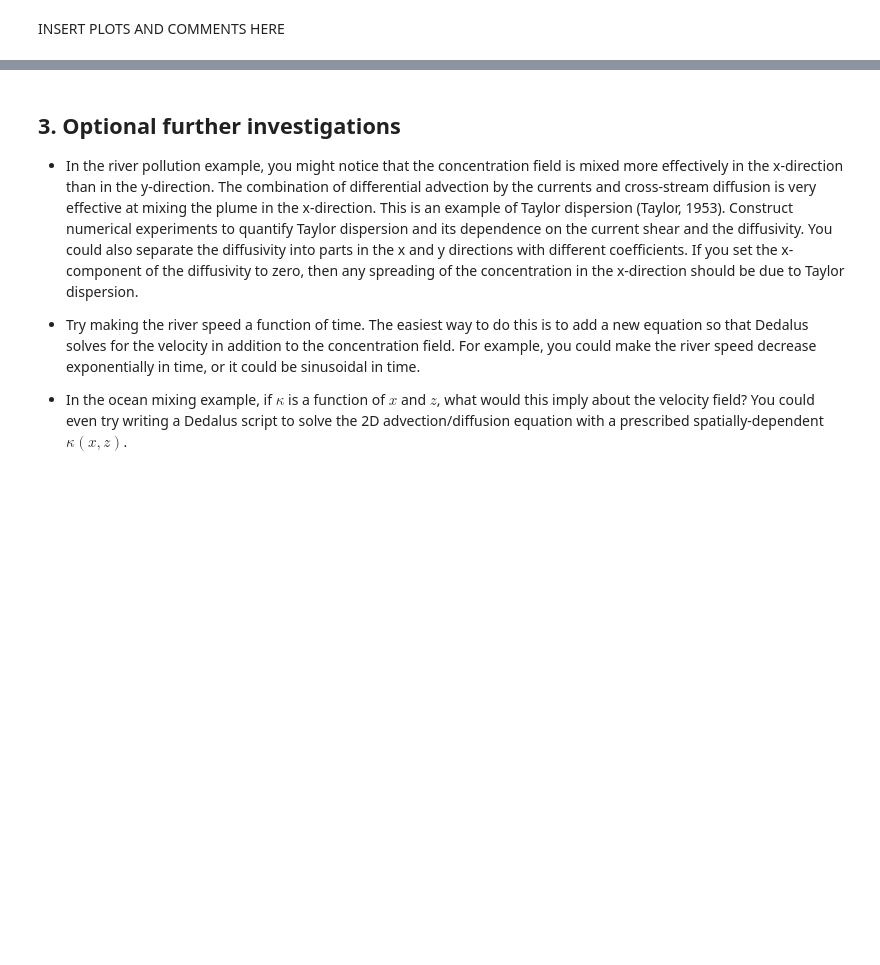
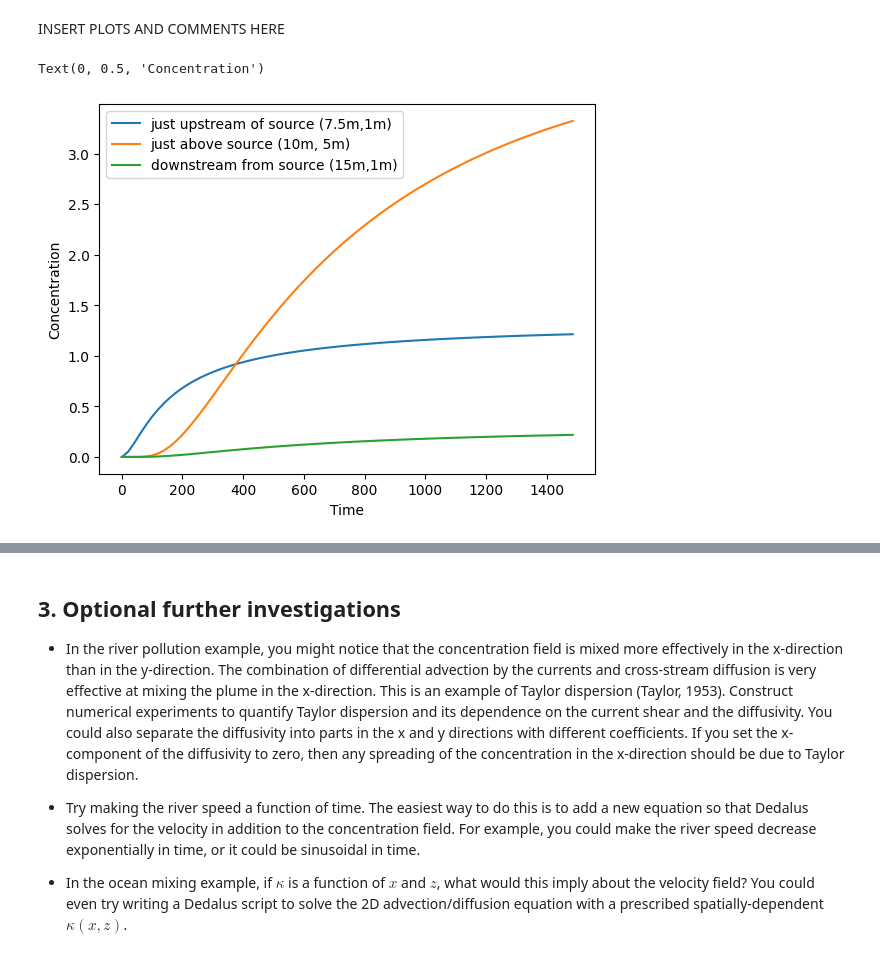
Before and after one commit to ananyaaa-j/QCES, a Jupyter notebook: Project2_transport.ipynb, the cells around one changed output, grey strips where cells are left out. Saved outputs shown, nothing was run; the diff lists cells and outputs as text; code cells hidden in the pictures; blank space fills up the shorter version.

```diff
--- a/Project2_transport.ipynb
+++ b/Project2_transport.ipynb
@@ -349,3 +465,31 @@ HTML(anim.to_html5_video())
 In the boxes below, plot the pollution concentration at a few points as a function of time. Then vary the maximum flow speed and the diffusivity and explore how the pollution levels depend on these parameters. Using dimensional analysis, estimate the time needed for the pollution to reach the opposite side of the river. How far downstream of the source do you expect this to happen (assuming that the domain in the x-direction is infinite).
 # %% [markdown]
 INSERT PLOTS AND COMMENTS HERE
+# %%
+# c_save.shape # = (78, 256, 32)
+# Nx = 256 # number of gridoints in x and the sacle is from 0 to L=50
+# Ny = 32 # number of gridpoints in y and the scale is from 0 to w=10
+
+# source centre: (0,10)
+
+# points: (7.5, 1) downstream and just above source
+#         (10, 5) just above source
+#         (15, 1) upstream and just above source
+
+x_points = [7.5, 10, 15]
+y_points = [1, 5, 1]
+
+labels = ["just upstream of source (7.5m,1m)", "just above source (10m, 5m)", "downstream from source (15m,1m)"]
+
+
+
+for i in range(0,len(x_points)):
+  xidx = round(x_points[i] / (50/256))
+  yidx = round(y_points[i] / (10/32))
+  plt.plot(t_save, c_save[:, xidx, yidx], label = labels[i])
+plt.legend()
+plt.xlabel("Time")
+plt.ylabel("Concentration")
+# %% [output]
+Text(0, 0.5, 'Concentration')
+[figure, added]
```
Also changed, not shown: parts of 17 cells of this notebook.
